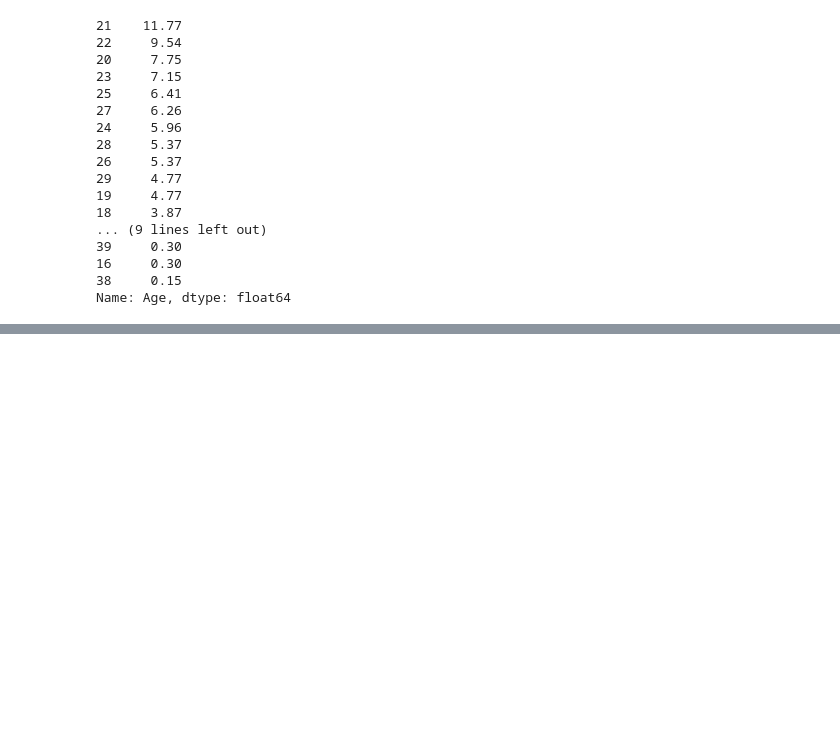
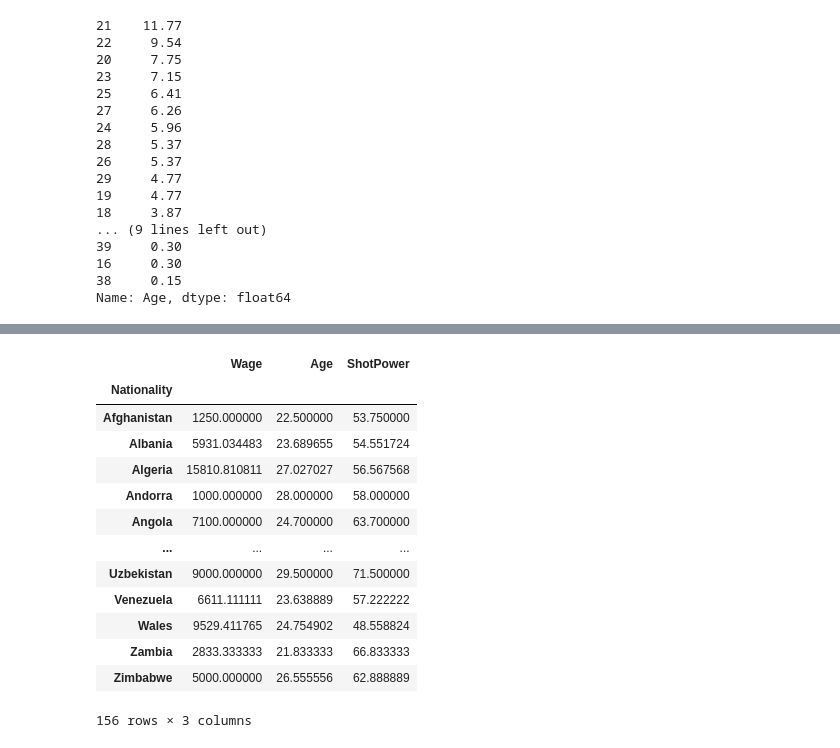
Before and after one commit to gdvnedu/SF, a Jupyter notebook: dst/module_1/python_5/Data grouping.ipynb, the cells around one changed output, grey strips where cells are left out. Saved outputs shown, nothing was run; the diff lists cells and outputs as text; code cells hidden in the pictures; blank space fills up the shorter version.

```diff
--- a/dst/module_1/python_5/Data grouping.ipynb
+++ b/dst/module_1/python_5/Data grouping.ipynb
@@ -351,0 +377,20 @@ Name: Age, dtype: float64
+# %%
+import pandas as pd
+
+df = pd.read_csv('data_sf.csv')
+df.groupby(['Nationality'])[['Wage','Age','ShotPower']].mean()
+# %% [output]
+|  | Wage | Age | ShotPower |
+| Nationality |  |  |  |
+| Afghanistan | 1250.000000 | 22.500000 | 53.750000 |
+| Albania | 5931.034483 | 23.689655 | 54.551724 |
+| Algeria | 15810.810811 | 27.027027 | 56.567568 |
+| Andorra | 1000.000000 | 28.000000 | 58.000000 |
+| Angola | 7100.000000 | 24.700000 | 63.700000 |
+| ... | ... | ... | ... |
+| Uzbekistan | 9000.000000 | 29.500000 | 71.500000 |
+| Venezuela | 6611.111111 | 23.638889 | 57.222222 |
+| Wales | 9529.411765 | 24.754902 | 48.558824 |
+| Zambia | 2833.333333 | 21.833333 | 66.833333 |
+| Zimbabwe | 5000.000000 | 26.555556 | 62.888889 |
+156 rows × 3 columns
```
Also changed, not shown: parts of 11 cells of this notebook.
